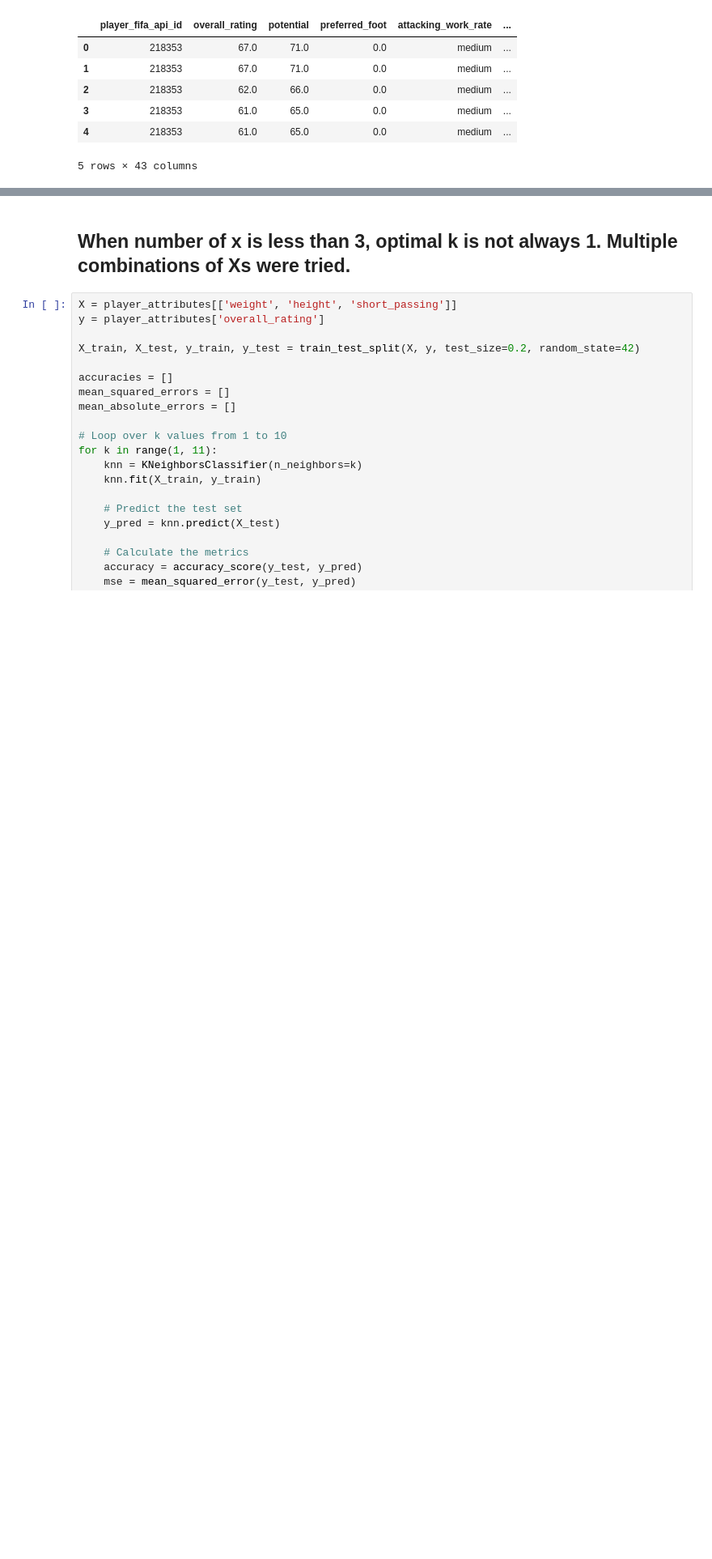
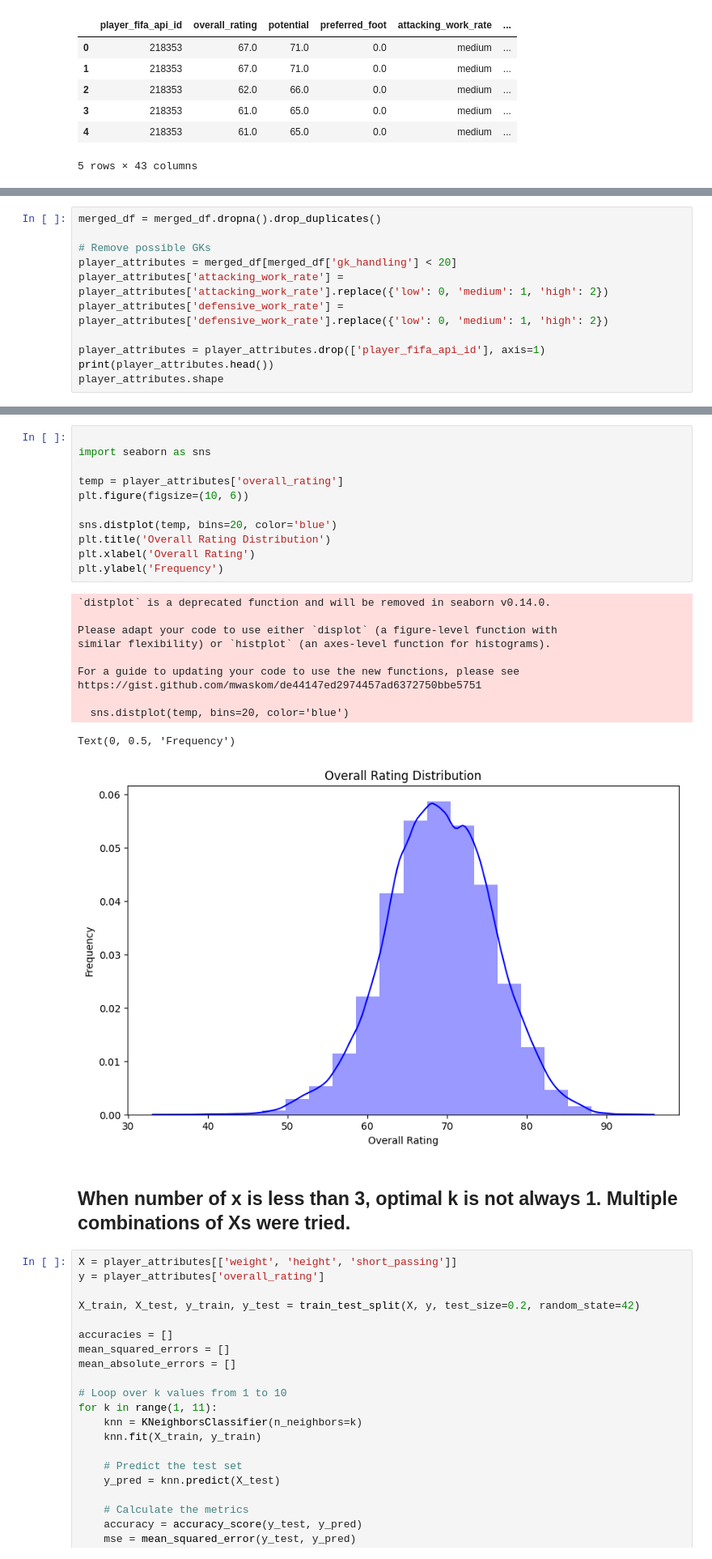
Before and after one commit to Liuabi520/CS497_Proj, a Jupyter notebook: player-rating/main.ipynb, the cells around one changed output, grey strips where cells are left out. Shown: that part at 81% size. Drawn from its saved outputs; the diff is of its cells as text; blank space fills up the shorter version.

```diff
--- a/player-rating/main.ipynb
+++ b/player-rating/main.ipynb
@@ -70,0 +63,11 @@ len(player_attributes)
+# %%
+merged_df = merged_df.dropna().drop_duplicates()
+
+# Remove possible GKs
+player_attributes = merged_df[merged_df['gk_handling'] < 20]
+player_attributes['attacking_work_rate'] = player_attributes['attacking_work_rate'].replace({'low': 0, 'medium': 1, 'high': 2})
+player_attributes['defensive_work_rate'] = player_attributes['defensive_work_rate'].replace({'low': 0, 'medium': 1, 'high': 2})
+
+player_attributes = player_attributes.drop(['player_fifa_api_id'], axis=1)
+print(player_attributes.head())
+player_attributes.shape
@@ -71,3 +103,26 @@ len(player_attributes)
+# %%
+
+import seaborn as sns
+
+temp = player_attributes['overall_rating']
+plt.figure(figsize=(10, 6))
+
+sns.distplot(temp, bins=20, color='blue')
+plt.title('Overall Rating Distribution')
+plt.xlabel('Overall Rating')
+plt.ylabel('Frequency')
+# %% [output]
+`distplot` is a deprecated function and will be removed in seaborn v0.14.0.
+
+Please adapt your code to use either `displot` (a figure-level function with
+similar flexibility) or `histplot` (an axes-level function for histograms).
+
+For a guide to updating your code to use the new functions, please see
+https://gist.github.com/mwaskom/de44147ed2974457ad6372750bbe5751
+
+  sns.distplot(temp, bins=20, color='blue')
+Text(0, 0.5, 'Frequency')
+[figure, added]
 # %% [markdown]
 ## When number of x is less than 3, optimal k is not always 1. Multiple combinations of Xs were tried.
 # %%
```
Also changed, not shown: parts of 8 cells of this notebook, 7 other files.
